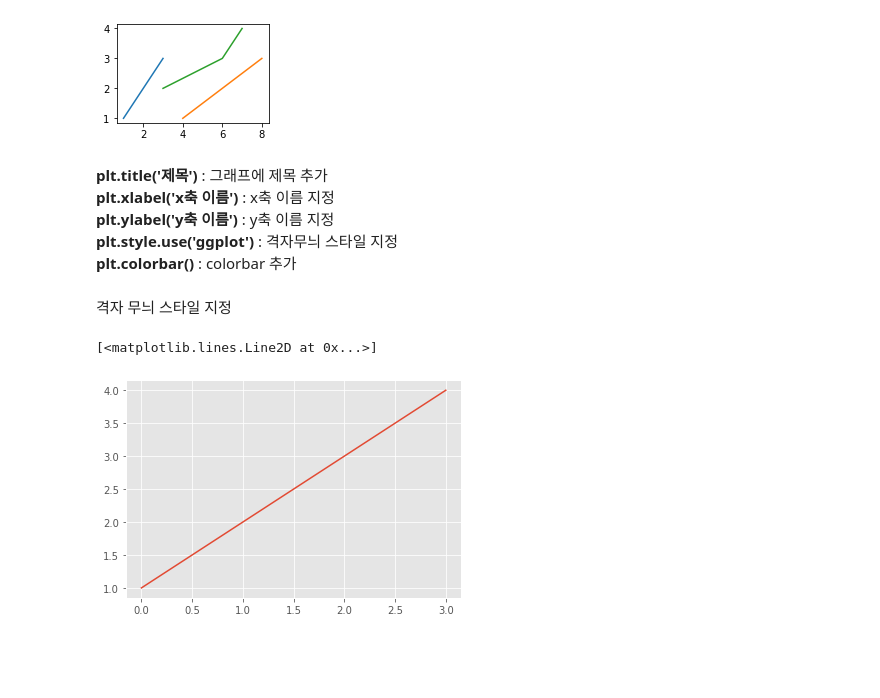
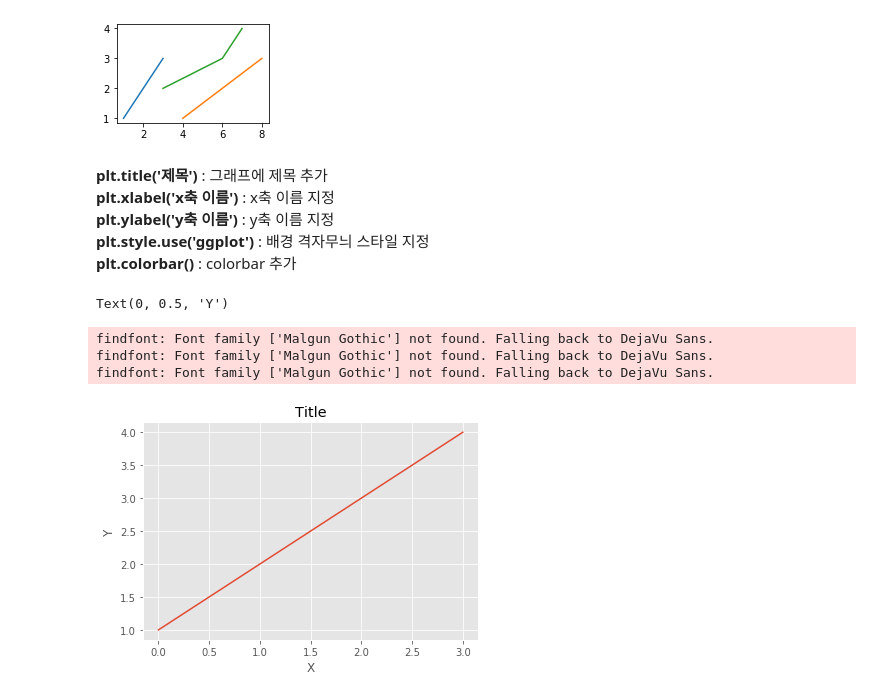
Before and after one commit to lulover/Plot, a Jupyter notebook: matplotlib.ipynb, the cells around one changed output. Drawn from its saved outputs; the diff is of its cells as text; code cells hidden in the pictures; blank space fills up the shorter version.

```diff
--- a/matplotlib.ipynb
+++ b/matplotlib.ipynb
@@ -171,13 +171,17 @@ plt.plot([3, 6, 7], [2, 3, 4])
 **plt.title('제목')** : 그래프에 제목 추가
 **plt.xlabel('x축 이름')** : x축 이름 지정
 **plt.ylabel('y축 이름')** : y축 이름 지정
-**plt.style.use('ggplot')** : 격자무늬 스타일 지정
+**plt.style.use('ggplot')** : 배경 격자무늬 스타일 지정
 **plt.colorbar()** : colorbar 추가
-# %% [markdown]
-격자 무늬 스타일 지정
 # %%
-plt.style.use('ggplot')
+plt.style.use('ggplot')   #배경 격자 무늬 스타일 지정
 plt.plot([1, 2, 3, 4])
+plt.title('Title')   #제목
+plt.xlabel('X')   #x축 제목
+plt.ylabel('Y')   #y축 제목
 # %% [output]
-[<matplotlib.lines.Line2D at 0x...>]
+Text(0, 0.5, 'Y')
+findfont: Font family ['Malgun Gothic'] not found. Falling back to DejaVu Sans.
+findfont: Font family ['Malgun Gothic'] not found. Falling back to DejaVu Sans.
+findfont: Font family ['Malgun Gothic'] not found. Falling back to DejaVu Sans.
-[figure, old version]
+[figure, new version]
```
